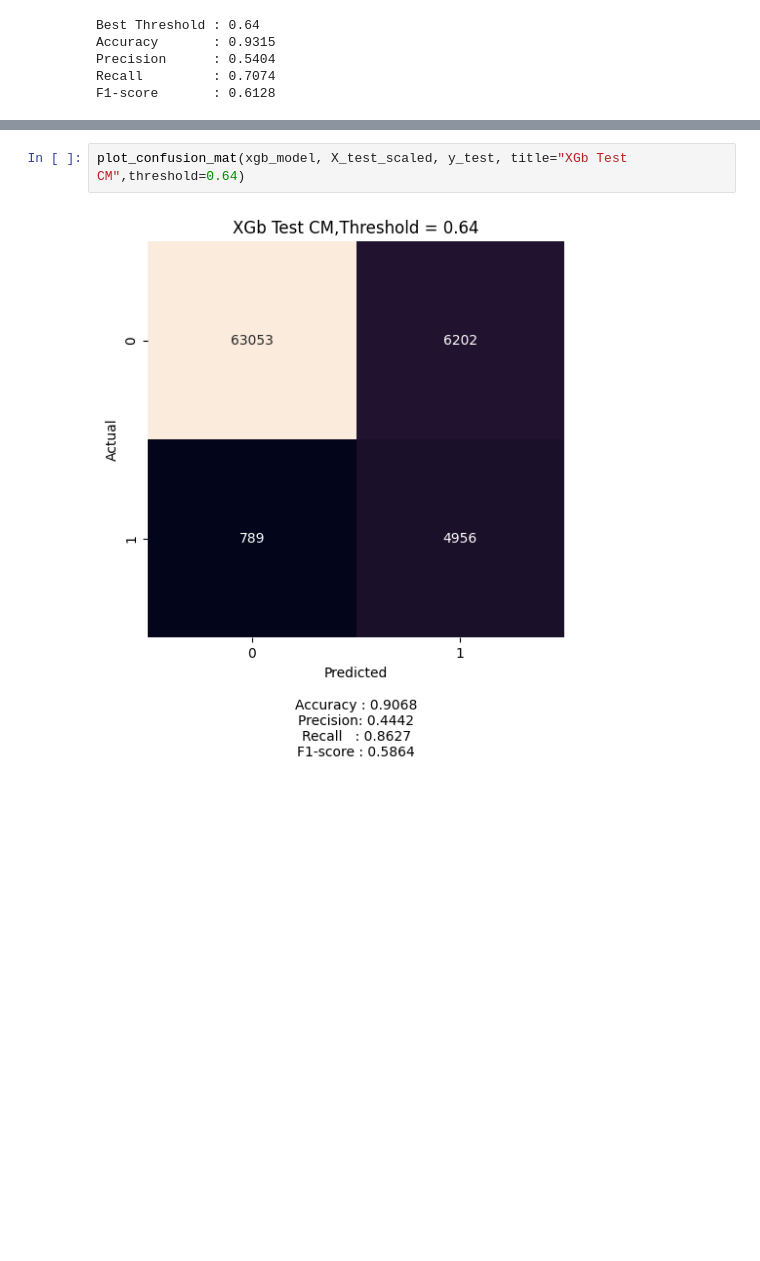
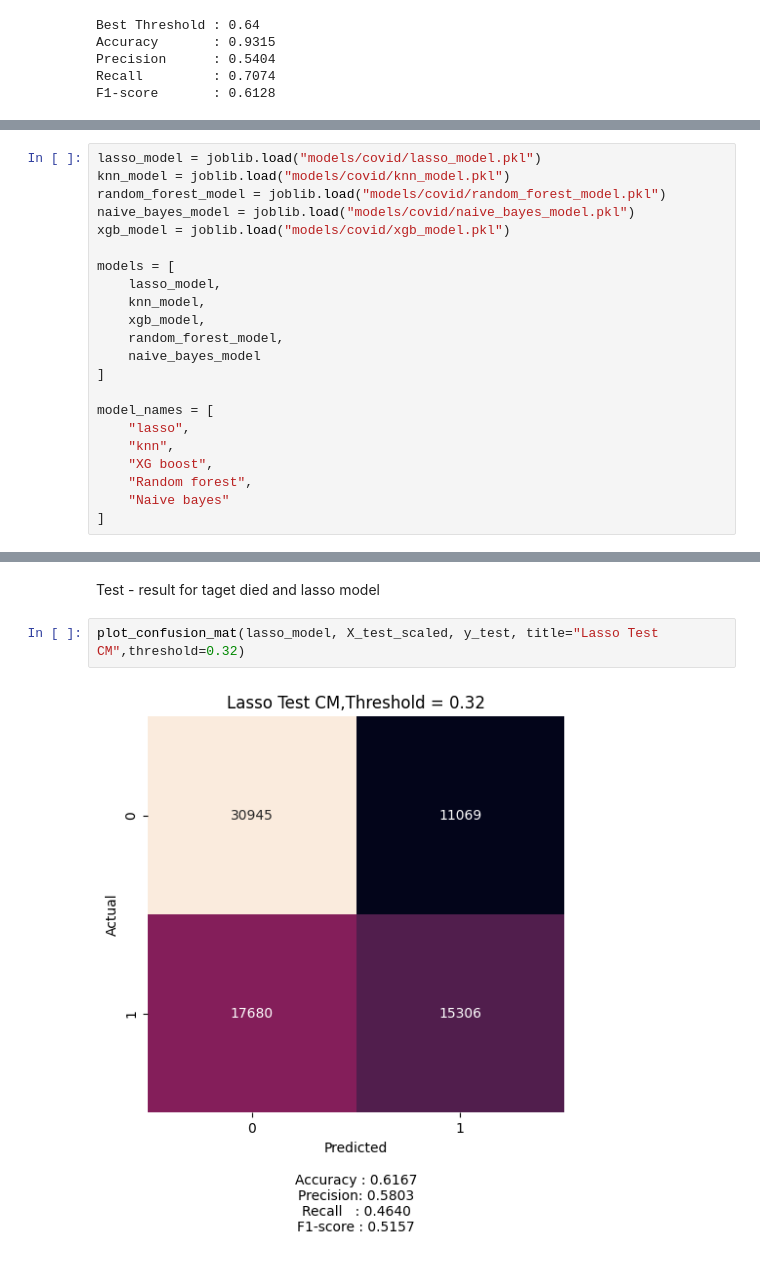
Before and after one commit to tohidnoori/covid-19-dataset-analisys, a Jupyter notebook: covid-analyse4.ipynb, the cells around one changed output, grey strips where cells are left out. Cells and saved outputs as stored; diff of their text form; blank space fills up the shorter version.

```diff
--- a/covid-analyse4.ipynb
+++ b/covid-analyse4.ipynb
@@ -1079,0 +1393,22 @@ F1-score       : 0.6128
+# %%
+lasso_model = joblib.load("models/covid/lasso_model.pkl")
+knn_model = joblib.load("models/covid/knn_model.pkl")
+random_forest_model = joblib.load("models/covid/random_forest_model.pkl")
+naive_bayes_model = joblib.load("models/covid/naive_bayes_model.pkl")
+xgb_model = joblib.load("models/covid/xgb_model.pkl")
+
+models = [
+    lasso_model,
+    knn_model,
+    xgb_model,
+    random_forest_model,
+    naive_bayes_model
+]
+
+model_names = [
+    "lasso",
+    "knn",
+    "XG boost",
+    "Random forest",
+    "Naive bayes"
+]
@@ -1080,4 +1526,6 @@ F1-score       : 0.6128
+# %% [markdown]
+Test - result for taget died and lasso model
 # %%
-plot_confusion_mat(xgb_model, X_test_scaled, y_test, title="XGb Test CM",threshold=0.64)
+plot_confusion_mat(lasso_model, X_test_scaled, y_test, title="Lasso Test CM",threshold=0.32)
 # %% [output]
-[figure, old version]
+[figure, new version]
```
Also changed, not shown: parts of 46 cells of this notebook.
